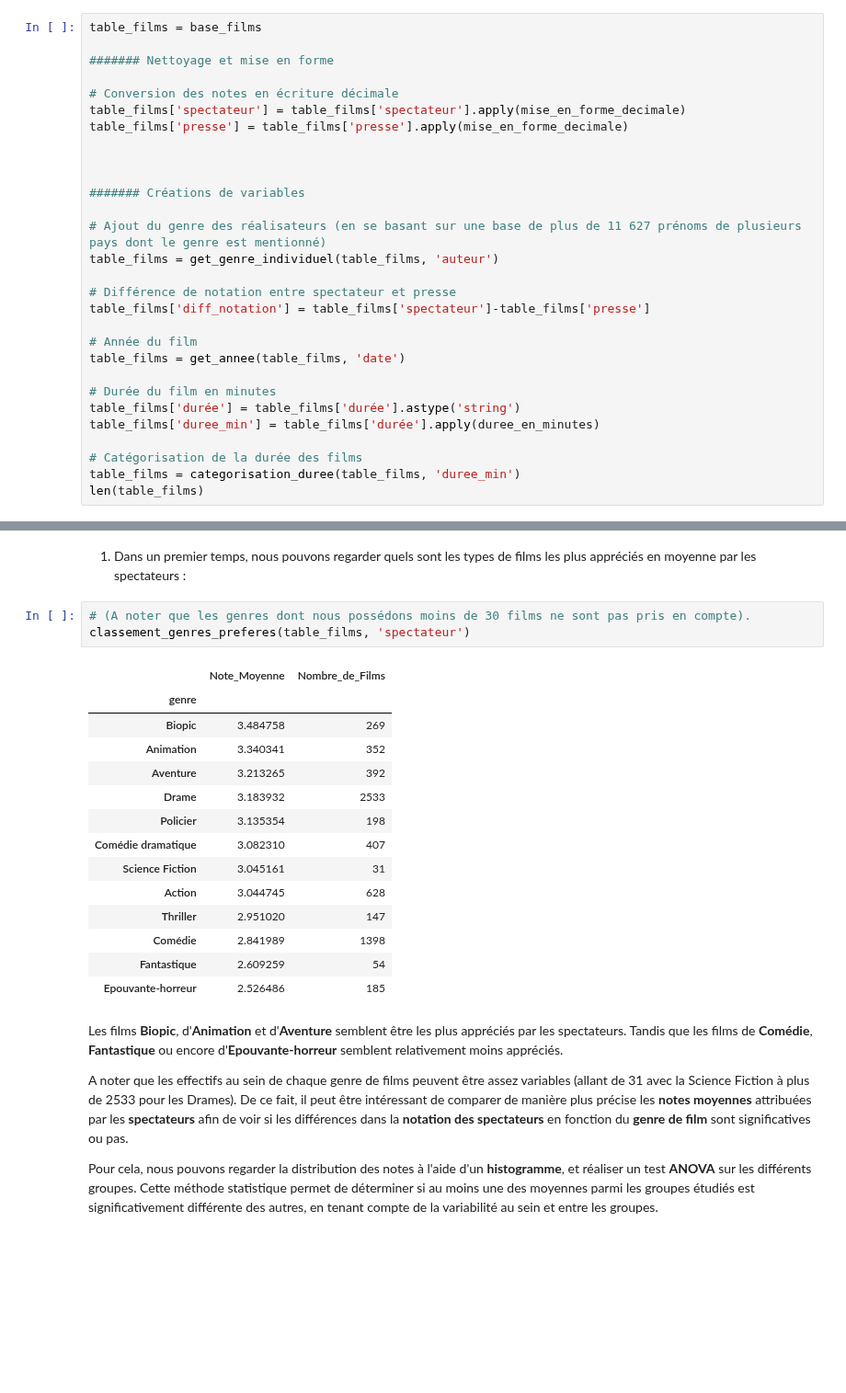
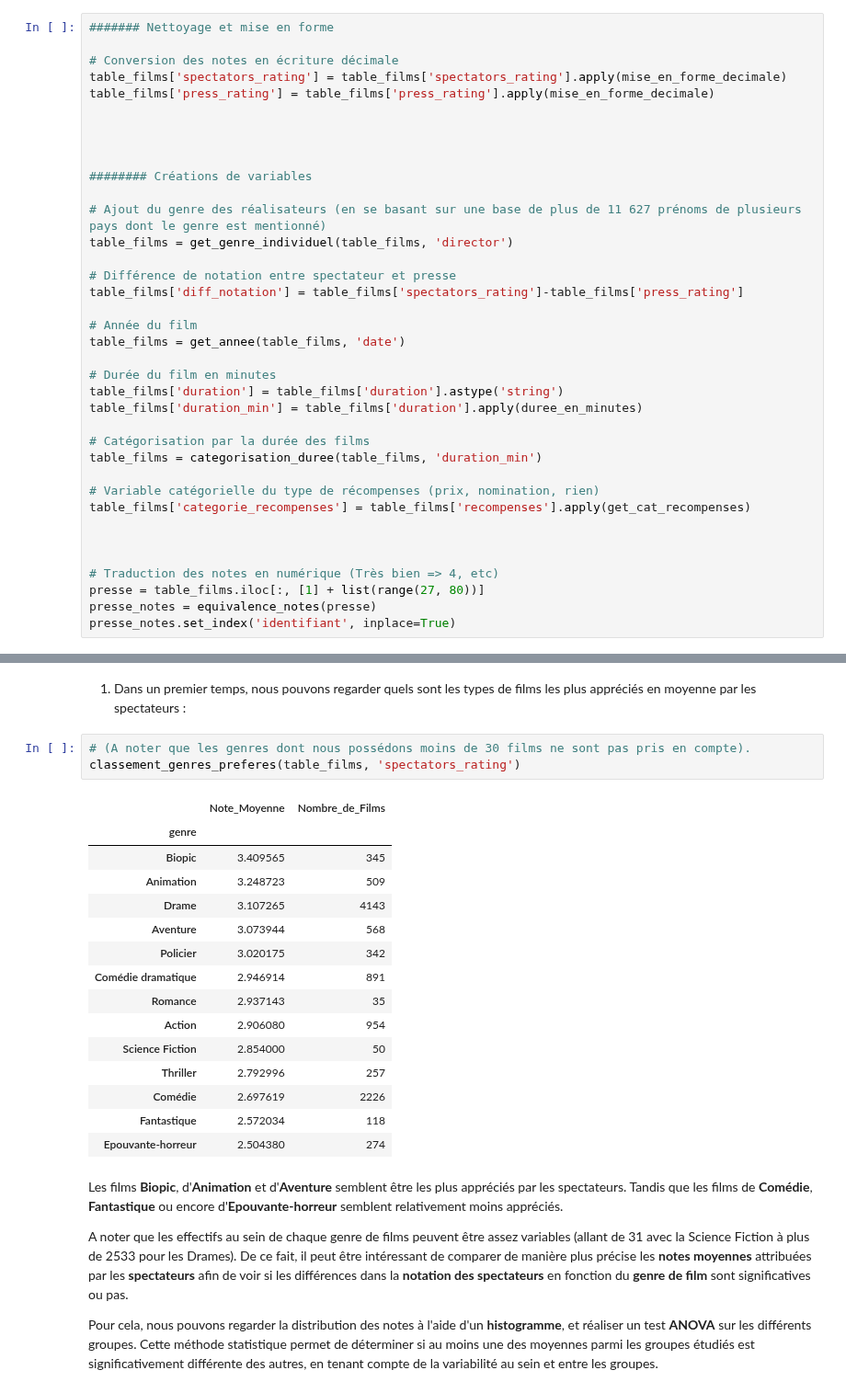
Before and after one commit to Clement-Dn/Projet_Cin-, a Jupyter notebook: Rapport_Projet_Cinema.ipynb, the cells around one changed output, grey strips where cells are left out. Shown at 92% size. Saved outputs shown, nothing was run; the diff lists cells and outputs as text; blank space fills up the shorter version.

```diff
--- a/Rapport_Projet_Cinema.ipynb
+++ b/Rapport_Projet_Cinema.ipynb
@@ -185,29 +122,37 @@ base films
 # %%
-table_films = base_films
-
 ####### Nettoyage et mise en forme
 
 # Conversion des notes en écriture décimale
-table_films['spectateur'] = table_films['spectateur'].apply(mise_en_forme_decimale)
-table_films['presse'] = table_films['presse'].apply(mise_en_forme_decimale)
+table_films['spectators_rating'] = table_films['spectators_rating'].apply(mise_en_forme_decimale)
+table_films['press_rating'] = table_films['press_rating'].apply(mise_en_forme_decimale)
 
 
 
-####### Créations de variables
+
+######## Créations de variables
 
 # Ajout du genre des réalisateurs (en se basant sur une base de plus de 11 627 prénoms de plusieurs pays dont le genre est mentionné)
-table_films = get_genre_individuel(table_films, 'auteur')
+table_films = get_genre_individuel(table_films, 'director')
 
 # Différence de notation entre spectateur et presse
-table_films['diff_notation'] = table_films['spectateur']-table_films['presse']
+table_films['diff_notation'] = table_films['spectators_rating']-table_films['press_rating']
 
 # Année du film
 table_films = get_annee(table_films, 'date')
 
 # Durée du film en minutes
-table_films['durée'] = table_films['durée'].astype('string')
-table_films['duree_min'] = table_films['durée'].apply(duree_en_minutes)
+table_films['duration'] = table_films['duration'].astype('string')
+table_films['duration_min'] = table_films['duration'].apply(duree_en_minutes)
 
-# Catégorisation de la durée des films
-table_films = categorisation_duree(table_films, 'duree_min')
-len(table_films)
+# Catégorisation par la durée des films
+table_films = categorisation_duree(table_films, 'duration_min')
+
+# Variable catégorielle du type de récompenses (prix, nomination, rien)
+table_films['categorie_recompenses'] = table_films['recompenses'].apply(get_cat_recompenses)
+
+
+
+# Traduction des notes en numérique (Très bien => 4, etc)
+presse = table_films.iloc[:, [1] + list(range(27, 80))]
+presse_notes = equivalence_notes(presse)
+presse_notes.set_index('identifiant', inplace=True)
@@ -264,22 +166,23 @@ Nous avons à notre disposition une base de **6684** films issus d'Allocinés. A
 1) Dans un premier temps, nous pouvons regarder quels sont les types de films les plus appréciés en moyenne par les spectateurs :
 # %%
 # (A noter que les genres dont nous possédons moins de 30 films ne sont pas pris en compte).
-classement_genres_preferes(table_films, 'spectateur')
+classement_genres_preferes(table_films, 'spectators_rating')
 # %% [output]
 |  | Note_Moyenne | Nombre_de_Films |
 | genre |  |  |
-| Biopic | 3.484758 | 269 |
-| Animation | 3.340341 | 352 |
-| Aventure | 3.213265 | 392 |
-| Drame | 3.183932 | 2533 |
-| Policier | 3.135354 | 198 |
-| Comédie dramatique | 3.082310 | 407 |
-| Science Fiction | 3.045161 | 31 |
-| Action | 3.044745 | 628 |
-| Thriller | 2.951020 | 147 |
-| Comédie | 2.841989 | 1398 |
-| Fantastique | 2.609259 | 54 |
-| Epouvante-horreur | 2.526486 | 185 |
+| Biopic | 3.409565 | 345 |
+| Animation | 3.248723 | 509 |
+| Drame | 3.107265 | 4143 |
+| Aventure | 3.073944 | 568 |
+| Policier | 3.020175 | 342 |
+| Comédie dramatique | 2.946914 | 891 |
+| Romance | 2.937143 | 35 |
+| Action | 2.906080 | 954 |
+| Science Fiction | 2.854000 | 50 |
+| Thriller | 2.792996 | 257 |
+| Comédie | 2.697619 | 2226 |
+| Fantastique | 2.572034 | 118 |
+| Epouvante-horreur | 2.504380 | 274 |
 # %% [markdown]
 Les films **Biopic**, d'**Animation** et d'**Aventure** semblent être les plus appréciés par les spectateurs. Tandis que les films de **Comédie**, **Fantastique** ou encore d'**Epouvante-horreur** semblent relativement moins appréciés.
 
```
Also changed, not shown: parts of 27 cells of this notebook, 7 other files.
